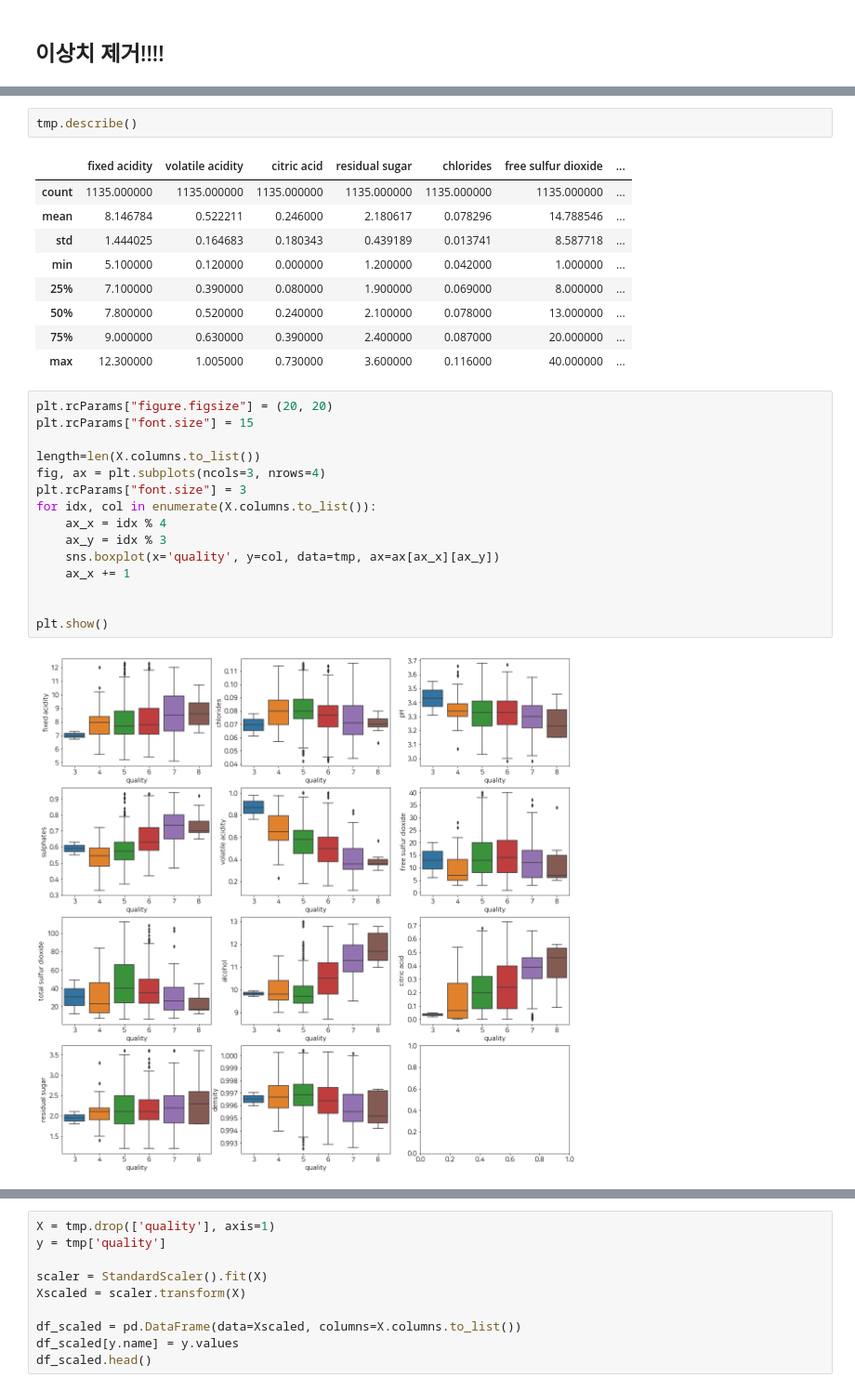
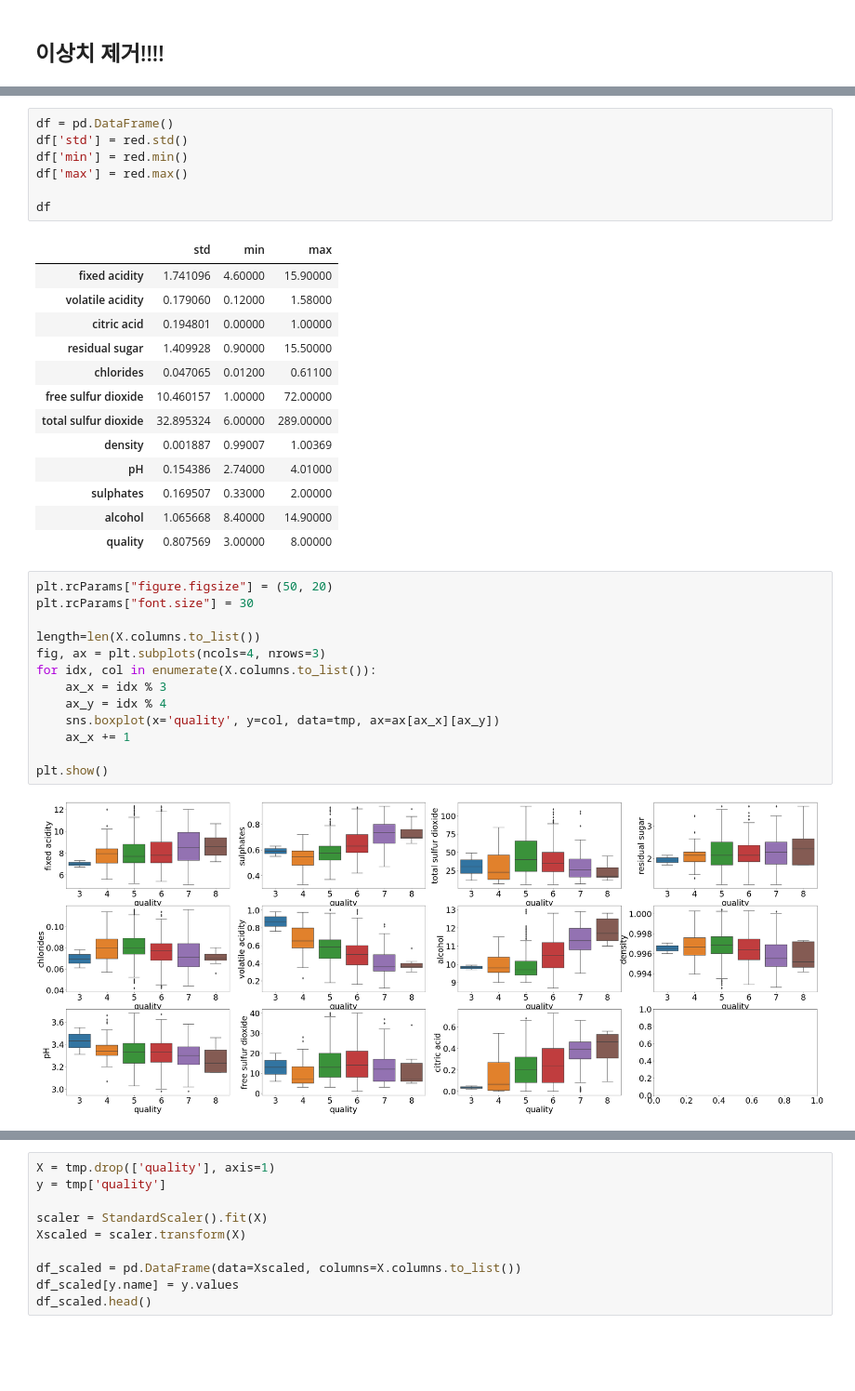
Before and after one commit to sohyeondian/red_wine, a Jupyter notebook: 00. red wine_kaggle.ipynb, the cells around one changed output, grey strips where cells are left out. Shown at 93% size. Cells and saved outputs as stored; diff of their text form; blank space fills up the shorter version.

```diff
--- a/00. red wine_kaggle.ipynb
+++ b/00. red wine_kaggle.ipynb
@@ -251,31 +276,38 @@ quality                 1135 non-null int64
 dtypes: float64(11), int64(1)
 memory usage: 115.3 KB
-# %%
-tmp.describe()
-# %% [output]
-|  | fixed acidity | volatile acidity | citric acid | residual sugar | chlorides | free sulfur dioxide | ... |
-| count | 1135.000000 | 1135.000000 | 1135.000000 | 1135.000000 | 1135.000000 | 1135.000000 | ... |
-| mean | 8.146784 | 0.522211 | 0.246000 | 2.180617 | 0.078296 | 14.788546 | ... |
-| std | 1.444025 | 0.164683 | 0.180343 | 0.439189 | 0.013741 | 8.587718 | ... |
-| min | 5.100000 | 0.120000 | 0.000000 | 1.200000 | 0.042000 | 1.000000 | ... |
-| 25% | 7.100000 | 0.390000 | 0.080000 | 1.900000 | 0.069000 | 8.000000 | ... |
-| 50% | 7.800000 | 0.520000 | 0.240000 | 2.100000 | 0.078000 | 13.000000 | ... |
-| 75% | 9.000000 | 0.630000 | 0.390000 | 2.400000 | 0.087000 | 20.000000 | ... |
-| max | 12.300000 | 1.005000 | 0.730000 | 3.600000 | 0.116000 | 40.000000 | ... |
+# %%
+df = pd.DataFrame()
+df['std'] = red.std()
+df['min'] = red.min()
+df['max'] = red.max()
+
+df
+# %% [output]
+|  | std | min | max |
+| fixed acidity | 1.741096 | 4.60000 | 15.90000 |
+| volatile acidity | 0.179060 | 0.12000 | 1.58000 |
+| citric acid | 0.194801 | 0.00000 | 1.00000 |
+| residual sugar | 1.409928 | 0.90000 | 15.50000 |
+| chlorides | 0.047065 | 0.01200 | 0.61100 |
+| free sulfur dioxide | 10.460157 | 1.00000 | 72.00000 |
+| total sulfur dioxide | 32.895324 | 6.00000 | 289.00000 |
+| density | 0.001887 | 0.99007 | 1.00369 |
+| pH | 0.154386 | 2.74000 | 4.01000 |
+| sulphates | 0.169507 | 0.33000 | 2.00000 |
+| alcohol | 1.065668 | 8.40000 | 14.90000 |
+| quality | 0.807569 | 3.00000 | 8.00000 |
 # %%
-plt.rcParams["figure.figsize"] = (20, 20)
-plt.rcParams["font.size"] = 15
+plt.rcParams["figure.figsize"] = (50, 20)
+plt.rcParams["font.size"] = 30
 
 length=len(X.columns.to_list())
-fig, ax = plt.subplots(ncols=3, nrows=4)
-plt.rcParams["font.size"] = 3
+fig, ax = plt.subplots(ncols=4, nrows=3)
 for idx, col in enumerate(X.columns.to_list()):
-    ax_x = idx % 4
-    ax_y = idx % 3
+    ax_x = idx % 3
+    ax_y = idx % 4
     sns.boxplot(x='quality', y=col, data=tmp, ax=ax[ax_x][ax_y])
     ax_x += 1
 
-
 plt.show()
 # %% [output]
-[figure, old version]
+[figure, new version]
```
Also changed, not shown: parts of 19 cells of this notebook, 16 other files.
